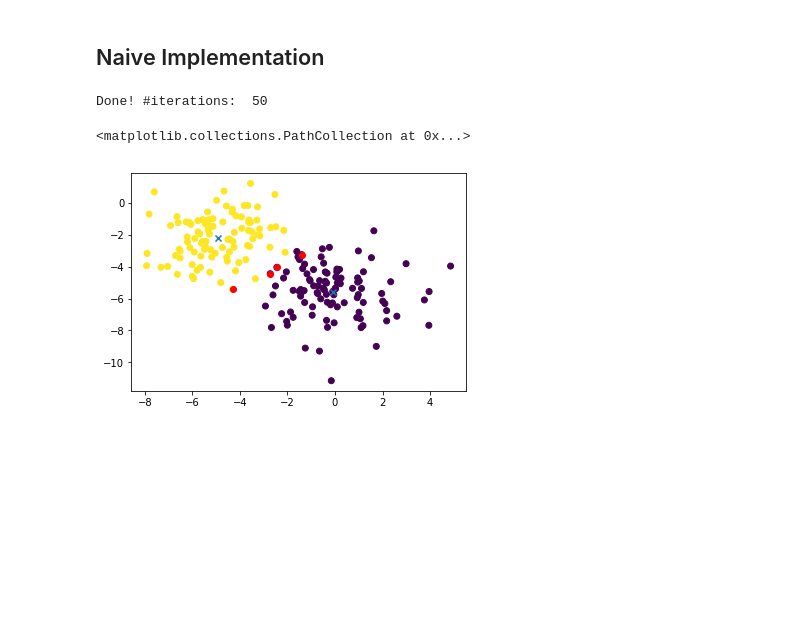
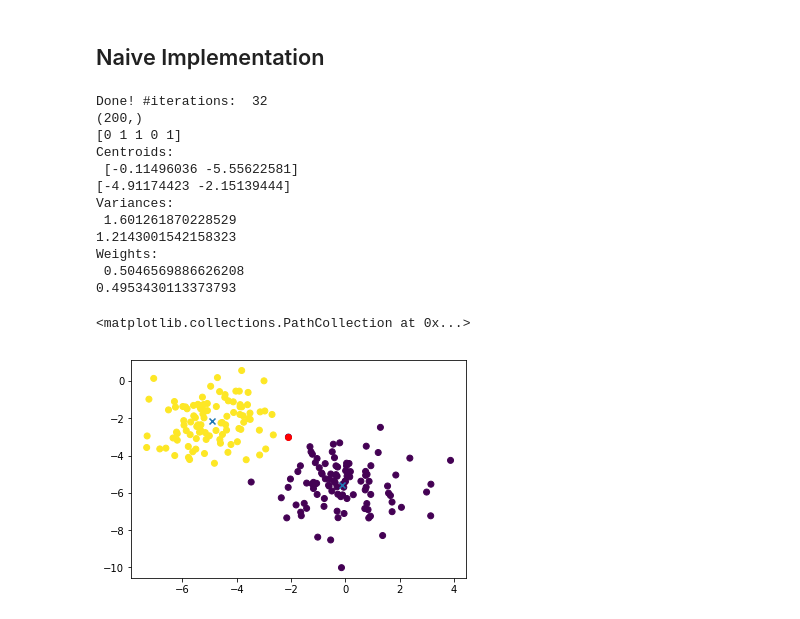
Before and after one commit to marcofavorito/ml-from-scratch, a Jupyter notebook: notebooks/gaussian-mixture-models.ipynb, the cells around one changed output. Drawn from its saved outputs; the diff is of its cells as text; code cells hidden in the pictures; blank space fills up the shorter version.

```diff
--- a/notebooks/gaussian-mixture-models.ipynb
+++ b/notebooks/gaussian-mixture-models.ipynb
@@ -7,8 +7,8 @@ import numpy as np
 import matplotlib.pyplot as plt
 from sklearn.datasets.samples_generator import make_blobs
 
-
-(X_train, y_train) = make_blobs(n_samples=200, n_features=2, centers=2, cluster_std=1.5, random_state=50)
+k = 2
+(X_train, y_train) = make_blobs(n_samples=200, n_features=2, centers=k, cluster_std=1.2, random_state=50)
 
 plt.scatter(X_train[:, 0], X_train[:, 1], marker='o', c=y_train)
 plt.show()
@@ -20,9 +20,12 @@ plt.show()
 from matplotlib.colors import LogNorm
 from sklearn import mixture
 
-# fit a Gaussian Mixture Model with two components
-clf = mixture.GaussianMixture(n_components=2, covariance_type='full')
+clf = mixture.GaussianMixture(n_components=k, covariance_type='full')
 clf.fit(X_train)
+
+print("Centroids:\n", "\n".join(map(str, clf.means_)))
+print("Variances:\n", "\n".join(map(str, clf.covariances_)))
+print("Weights::\n", "\n".join(map(str, clf.weights_)))
 
 # display predicted scores by the model as a contour plot
 x = np.linspace(-10., 10.)
@@ -47,13 +66,14 @@ plt.show()
 # %%
 import scipy.stats
 
-def predict(X, k):
+def fit(X, k):
     M, N = X.shape
     centroids_idx = np.random.choice(np.arange(X.shape[0]), k, replace=False)
     centroids = X[centroids_idx]
 
     mean_x = np.mean(X, axis=0)
-    variances = np.sum(np.square(X - mean_x), axis=0) / (X.shape[0] - 1)
+    # assume variance is the same for every direction - take the average...
+    variances = np.repeat(np.mean(np.sum(np.square(X - mean_x), axis=0) / (X.shape[0] - 1)), k)
     priors = np.repeat(1/k, k)
 
     old_probabilities = None
@@ -79,25 +99,55 @@ def predict(X, k):
             priors[c] = np.mean(new_probabilities[:, c], axis=0)
             sum_probabilities_k = np.sum(new_probabilities[:, c])
             centroids[c] = np.sum(X * new_probabilities[:, c].reshape(-1, 1), axis=0) / sum_probabilities_k
-            variances = np.sum(np.square(X - centroids[c]) * new_probabilities[:, c].reshape(-1, 1), axis=0) / sum_probabilities_k
+            variances[c] = np.mean(np.sum(np.square(X - centroids[c]) * new_probabilities[:, c].reshape(-1, 1), axis=0) / sum_probabilities_k)
 
         it += 1
 
     print("Done! #iterations: ", it)
-    y_pred = np.array([np.argmin(np.linalg.norm(centroids - x, axis=1)) for x in X])
-    return y_pred, centroids
+    model = {"centroids": centroids, "variances": variances, "weights": priors}
+    return model
+
+
+def predict(model, X):
+    N = X.shape[1]
+    centroids, variances, weights = model["centroids"], model["variances"], model["weights"]
+    normal_distributions = [scipy.stats.multivariate_normal(c, np.eye(N)*v) for c, v in zip(centroids, variances)]
+    soft_assignments_probabilities = [nd.pdf(X)*prior for nd, prior in zip(normal_distributions, weights)]
+    soft_assignments_probabilities = np.array(soft_assignments_probabilities).T
+    soft_assignments_probabilities = soft_assignments_probabilities / np.sum(soft_assignments_probabilities, axis=1)[:, np.newaxis]
+    return np.argmax(soft_assignments_probabilities, axis=1)
 # %%
-k = 2
-y_pred, centroids = predict(X_train, k)
+model = fit(X_train, k)
+centroids, variances, weights = model["centroids"], model["variances"], model["weights"]
+
+# y_pred = np.array([np.argmin(np.linalg.norm(centroids - x, axis=1)) for x in X])
+y_pred = predict(model, X_train)
+print(y_pred.shape)
+print(y_pred[:5])
+
+print("Centroids:\n", "\n".join(map(str, centroids)))
+print("Variances:\n", "\n".join(map(str, variances)))
+print("Weights:\n", "\n".join(map(str, weights)))
 
 plt.scatter(X_train[:, 0], X_train[:, 1], marker='o', c=y_pred)
 plt.scatter(centroids[:, 0], centroids[:, 1, ], marker='x')
 
 
 # plot misclassified points - makes sense only if k_true = k_fit
 misclassified_points = X_train[y_train != y_pred]
 plt.scatter(misclassified_points[:, 0], misclassified_points[:, 1], c='r')
 # %% [output]
-Done! #iterations:  50
+Done! #iterations:  32
+(200,)
+[0 1 1 0 1]
+Centroids:
+ [-0.11496036 -5.55622581]
+[-4.91174423 -2.15139444]
+Variances:
+ 1.601261870228529
+1.2143001542158323
+Weights:
+ 0.5046569886626208
+0.4953430113373793
 <matplotlib.collections.PathCollection at 0x...>
-[figure, old version]
+[figure, new version]
```
Also changed, not shown: parts of 4 cells of this notebook.
